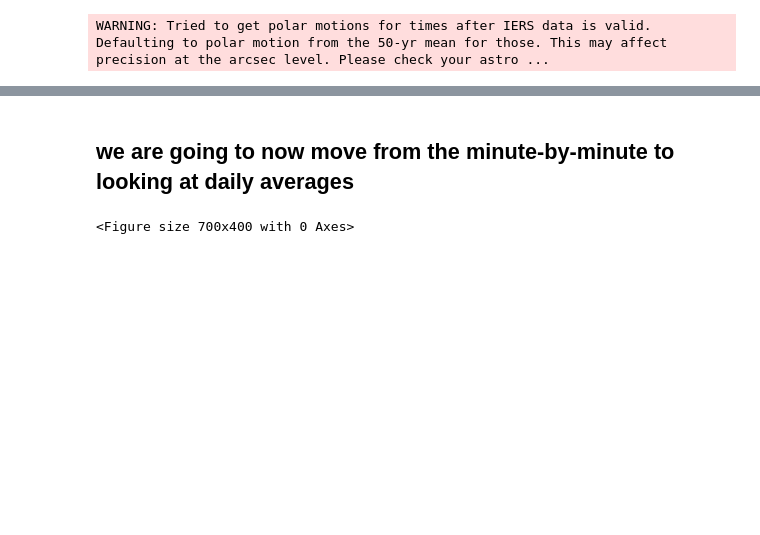
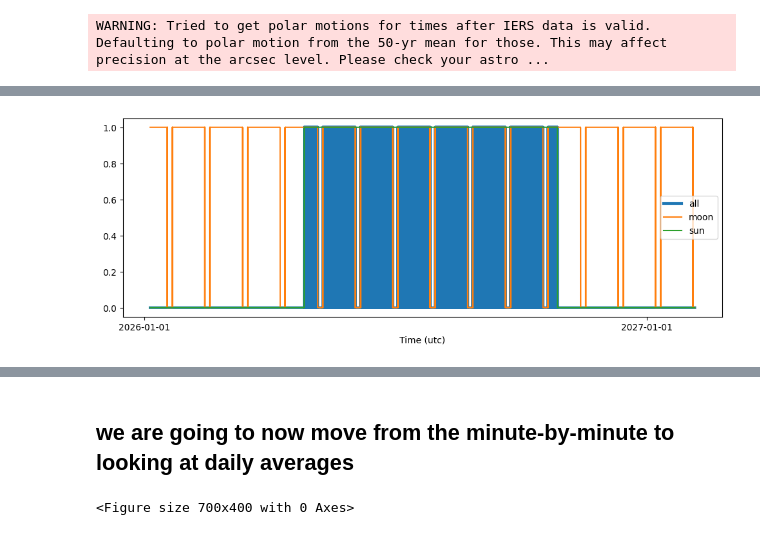
Before and after one commit to PandoraMission/pandora-visibility, a Jupyter notebook: docs/Example-useage.ipynb, the cells around one changed output, grey strips where cells are left out. Cells and saved outputs as stored; diff of their text form; code cells hidden in the pictures; blank space fills up the shorter version.

```diff
--- a/docs/Example-useage.ipynb
+++ b/docs/Example-useage.ipynb
@@ -46,3 +84,15 @@ earthlimb_vis = vis.get_constraint(target_coord, "earthlimb", times)
+# %%
+# we can ask this to show us all the visibility constraints, or just the sun, earth or moon
+
+with time_support():
+    plt.figure(figsize=[12,4])
+    plt.plot(times.utc, targ_vis, color="C0", label="all", lw=3, zorder=0)
+    plt.plot(times.utc, moon_vis, label="moon", color="C1", )
+    plt.plot(times.utc, sun_vis, label="sun", color="C2", )
+
+    plt.legend()
+# %% [output]
+[figure, added]
 # %%
 # we can ask this to show us all the visibility constrains, or just the sun, earth or moon
 
```
Also changed, not shown: parts of 12 cells of this notebook, 2 other files.
